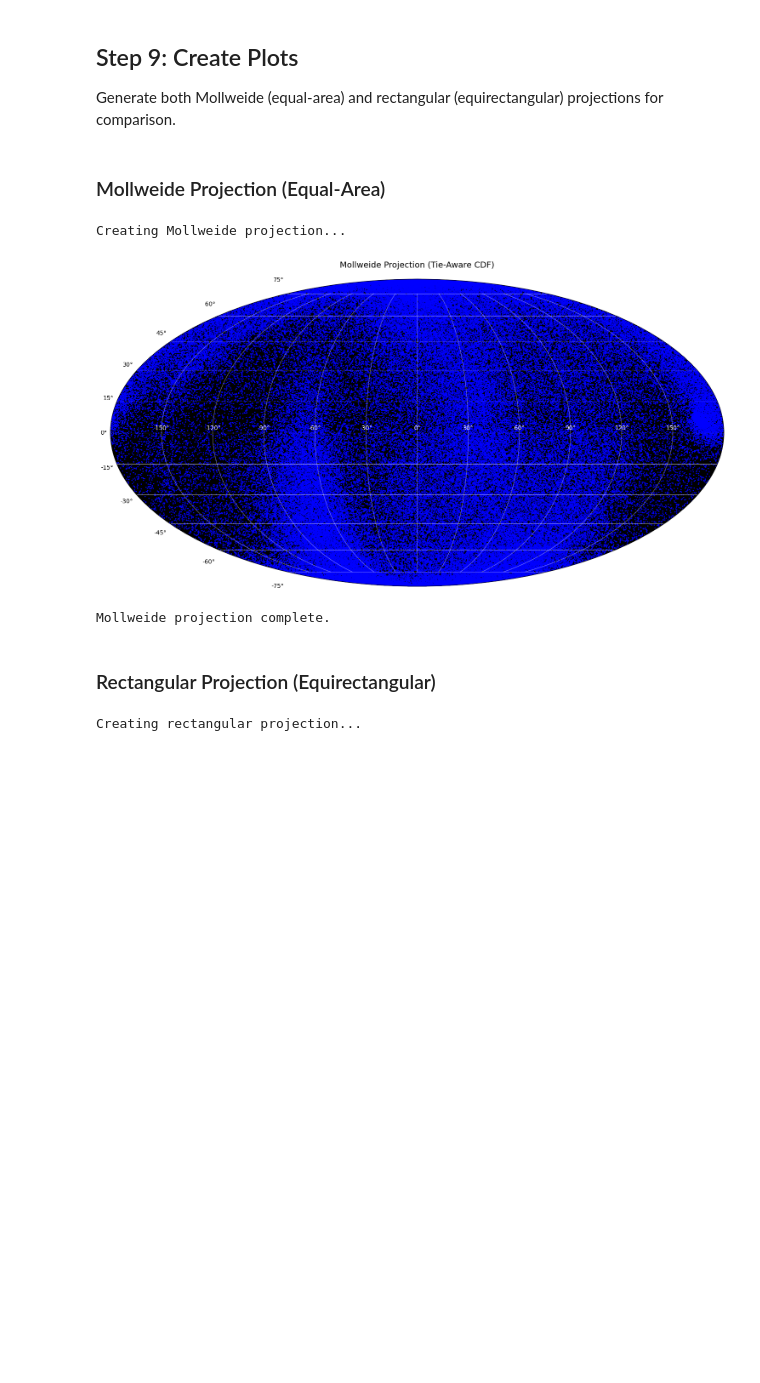
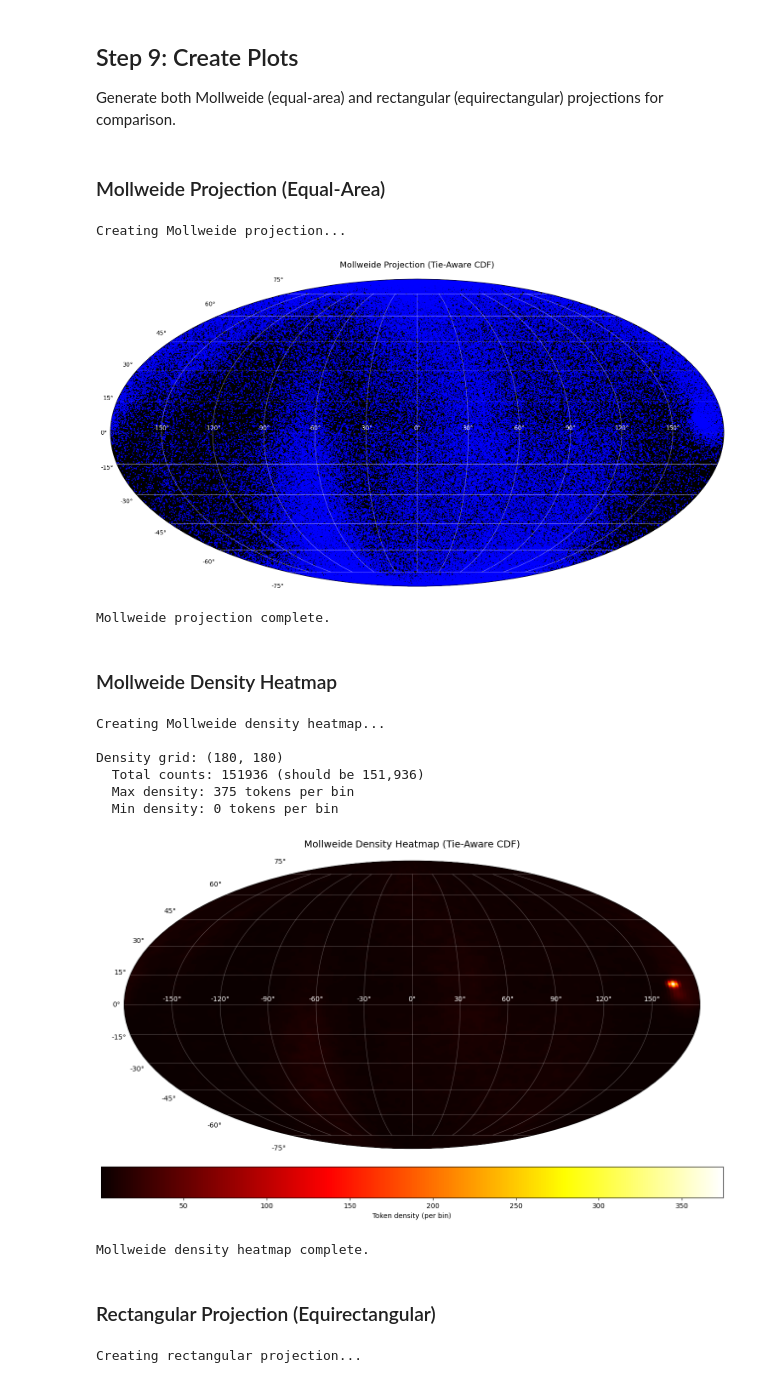
Before and after one commit to Embedding-Space/Azimuth_II, a Jupyter notebook: notebooks/07.2a_general_sky_map.ipynb, the cells around one changed output. Cells and saved outputs as stored; diff of their text form; code cells hidden in the pictures; blank space fills up the shorter version.

```diff
--- a/notebooks/07.2a_general_sky_map.ipynb
+++ b/notebooks/07.2a_general_sky_map.ipynb
@@ -549,6 +555,79 @@ print()
 Creating Mollweide projection...
 [figure]
 Mollweide projection complete.
+# %% [markdown]
+### Mollweide Density Heatmap
+# %%
+print("Creating Mollweide density heatmap...\n")
+
+# Create 2D histogram in (lon, lat) space
+# Use full sky range for binning
+hist, lon_edges, lat_edges = np.histogram2d(
+    lon_plot, lat_plot,
+    bins=[DENSITY_BINS, DENSITY_BINS],
+    range=[[-180, 180], [-90, 90]]
+)
+
+# Apply Gaussian smoothing if requested
+if DENSITY_SMOOTH is not None:
+    hist = gaussian_filter(hist, sigma=DENSITY_SMOOTH)
+
+print(f"Density grid: {hist.shape}")
+print(f"  Total counts: {hist.sum():.0f} (should be {n_plotted:,})")
+print(f"  Max density: {hist.max():.0f} tokens per bin")
+print(f"  Min density: {hist.min():.0f} tokens per bin")
+print()
+
+# Create Mollweide plot with density heatmap
+fig = plt.figure(figsize=(FIGURE_WIDTH, FIGURE_HEIGHT), dpi=FIGURE_DPI)
+ax = fig.add_subplot(111, projection='mollweide')
+ax.set_facecolor('black')
+
+# Convert bin centers to radians for Mollweide
+lon_centers = (lon_edges[:-1] + lon_edges[1:]) / 2
+lat_centers = (lat_edges[:-1] + lat_edges[1:]) / 2
+lon_grid, lat_grid = np.meshgrid(lon_centers, lat_centers)
+lon_grid_rad = np.deg2rad(lon_grid)
+lat_grid_rad = np.deg2rad(lat_grid)
+
+# Plot heatmap (transpose hist because pcolormesh expects [lat, lon] indexing)
+mesh = ax.pcolormesh(lon_grid_rad, lat_grid_rad, hist.T,
+                     cmap=DENSITY_COLORMAP, shading='auto', rasterized=True)
+
+# Colorbar
+cbar = plt.colorbar(mesh, ax=ax, orientation='horizontal', pad=0.05, shrink=0.8)
+cbar.set_label('Token density (per bin)', color='black', fontsize=10)
+cbar.ax.tick_params(colors='black')
+
+# Formatting
+ax.grid(True, alpha=0.3, color='white')
+
+# Set tick label colors independently
+for label in ax.get_xticklabels():
+    label.set_color('white')  # Longitude (equator)
+for label in ax.get_yticklabels():
+    label.set_color('black')  # Latitude (sides)
+
+ax.tick_params(axis='x', which='both', length=0, colors='white')
+ax.tick_params(axis='y', which='both', length=0, colors='black')
+
+ax.set_title(f'Mollweide Density Heatmap{cdf_note}{mask_note}',
+             color='black', pad=20, fontsize=14)
+
+plt.tight_layout()
+plt.show()
+
+print("Mollweide density heatmap complete.")
+print()
+# %% [output]
+Creating Mollweide density heatmap...
+
+Density grid: (180, 180)
+  Total counts: 151936 (should be 151,936)
+  Max density: 375 tokens per bin
+  Min density: 0 tokens per bin
+[figure, added]
+Mollweide density heatmap complete.
 # %% [markdown]
 ### Rectangular Projection (Equirectangular)
 # %%
```
Also changed, not shown: parts of 7 cells of this notebook.
